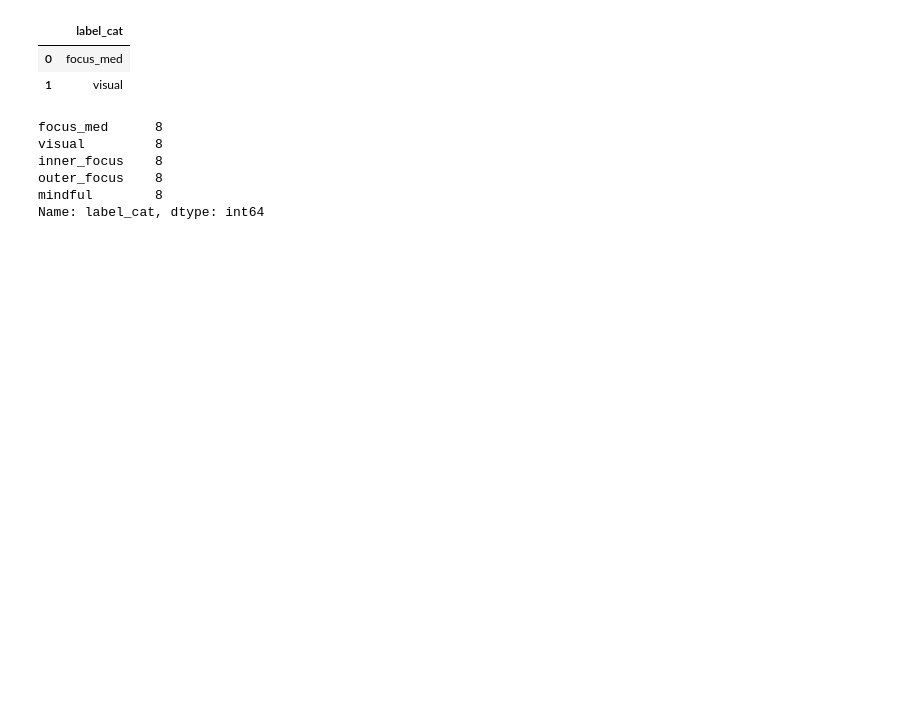
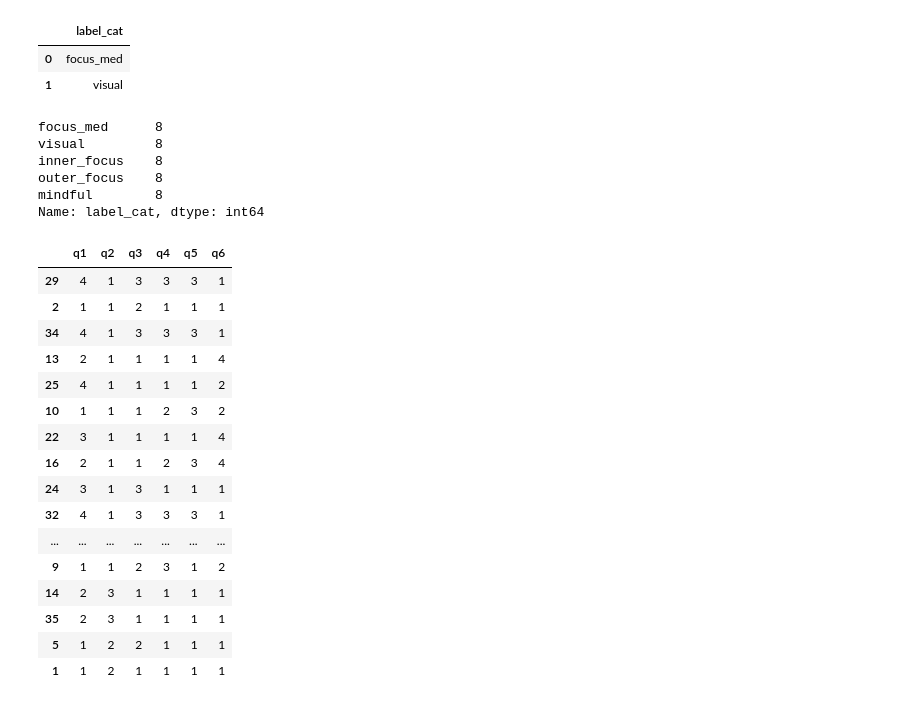
Before and after one commit to shrikale32/Software_Project_2_BE, a Jupyter notebook: model/model.ipynb, the cells around one changed output. Cells and saved outputs as stored; diff of their text form; code cells hidden in the pictures; blank space fills up the shorter version.

```diff
--- a/model/model.ipynb
+++ b/model/model.ipynb
@@ -61,6 +83,26 @@ y = encoder.fit_transform(np.array(y['label_cat']).reshape(-1,1))
 # %%
 from sklearn.model_selection import train_test_split
 X_train, X_test, y_train, y_test = train_test_split(X, y, test_size=0.20)
+# %%
+X_train
+# %% [output]
+|  | q1 | q2 | q3 | q4 | q5 | q6 |
+| 29 | 4 | 1 | 3 | 3 | 3 | 1 |
+| 2 | 1 | 1 | 2 | 1 | 1 | 1 |
+| 34 | 4 | 1 | 3 | 3 | 3 | 1 |
+| 13 | 2 | 1 | 1 | 1 | 1 | 4 |
+| 25 | 4 | 1 | 1 | 1 | 1 | 2 |
+| 10 | 1 | 1 | 1 | 2 | 3 | 2 |
+| 22 | 3 | 1 | 1 | 1 | 1 | 4 |
+| 16 | 2 | 1 | 1 | 2 | 3 | 4 |
+| 24 | 3 | 1 | 3 | 1 | 1 | 1 |
+| 32 | 4 | 1 | 3 | 3 | 3 | 1 |
+| ... | ... | ... | ... | ... | ... | ... |
+| 9 | 1 | 1 | 2 | 3 | 1 | 2 |
+| 14 | 2 | 3 | 1 | 1 | 1 | 1 |
+| 35 | 2 | 3 | 1 | 1 | 1 | 1 |
+| 5 | 1 | 2 | 2 | 1 | 1 | 1 |
+| 1 | 1 | 2 | 1 | 1 | 1 | 1 |
 # %%
 from xgboost import XGBClassifier
 model = XGBClassifier(objective="multi:softmax", tree_method='hist', max_depth=1500)
```
Also changed, not shown: parts of 11 cells of this notebook, 4 other files.
